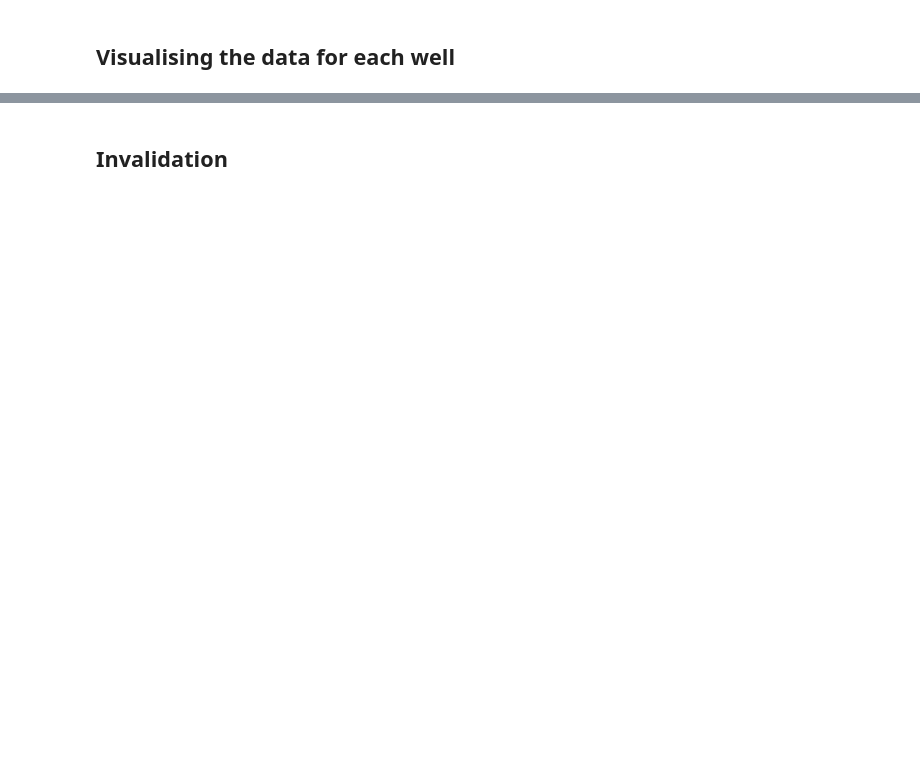
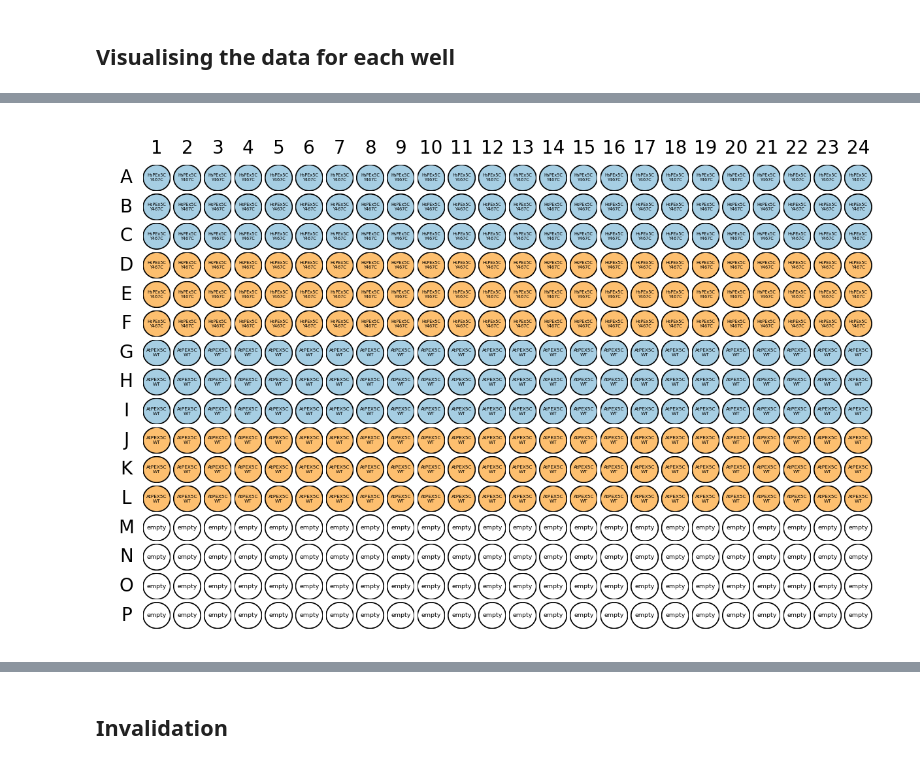
Before and after one commit to mariuszlas/fluanisotropyanalysis, a Jupyter notebook: docs/demo/example.ipynb, the cells around one changed output, grey strips where cells are left out. Cells and saved outputs as stored; diff of their text form; code cells hidden in the pictures; blank space fills up the shorter version.

```diff
--- a/docs/demo/example.ipynb
+++ b/docs/demo/example.ipynb
@@ -13,7 +13,7 @@ You can import the raw data in csv format that was exported from Perkin Elmer En
 
 Data in both plate and list format can be read in using the same function and the number of wells on the plate has to be specified.
 # %%
-data_file = '.csv'            # Note that this will only work if the files are in the same folder as this Jupyter notebook,
-platemap_file = '.csv'        # alternatively you can provide a full file path, e.g. "C:\\folder1\\folder2\\file.csv" for Windows
+data_file = 'HsPEX5C Y467C vs AtPEX5C WT.csv'                # Note that this will only work if the files are in the same folder
+platemap_file = 'HsPEX5C Y467C vs AtPEX5C WT platemap.csv'   # as this Jupyter notebook, alternatively you can provide a full file path
 
-my_data = FA.read_in_envision(data_csv=data_file, platemap_csv=platemap_file, data_type='plate', size=384)
+my_data = fa.read_in_envision(data_csv=data_file, platemap_csv=platemap_file, data_type='plate', size=384)
@@ -32,0 +33,4 @@ my_data.visualise()
+# %%
+my_data.visualise(labelby='Protein Name', colorby='Type')
+# %% [output]
+[figure, added]
```
Also changed, not shown: parts of 47 cells of this notebook.
